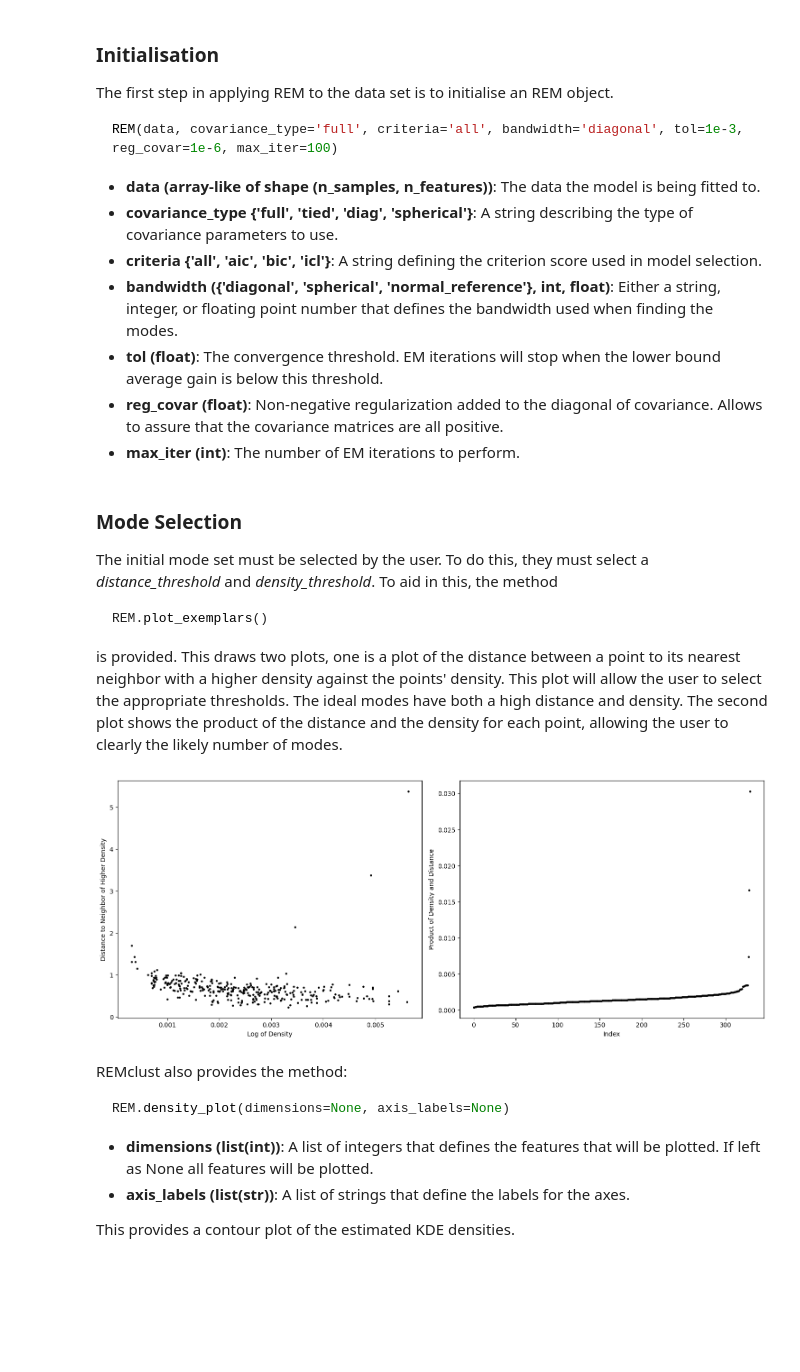
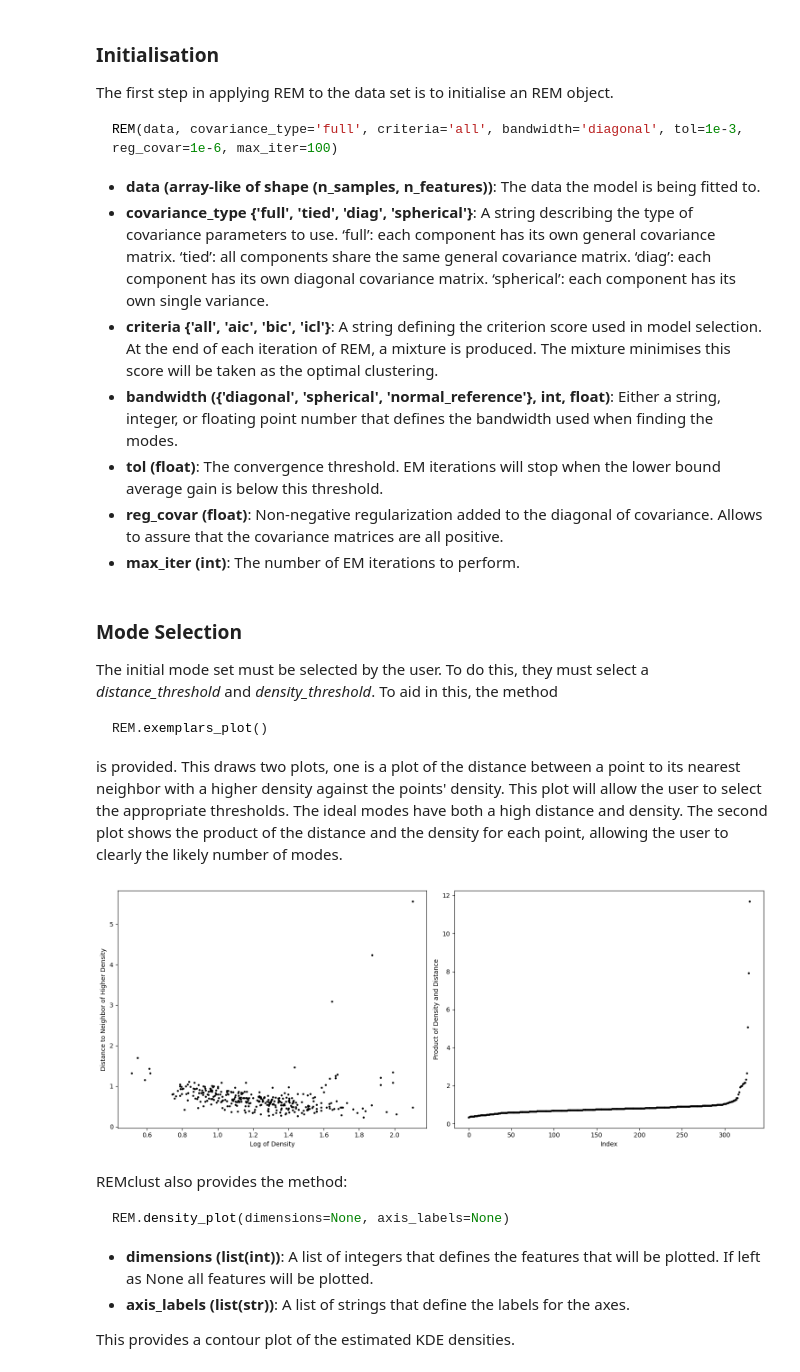
Before and after one commit to tobinjo96/REMclust, a Jupyter notebook: REMclust_vignette.ipynb, the cells around one changed output. Cells and saved outputs as stored; diff of their text form; code cells hidden in the pictures; blank space fills up the shorter version.

````diff
--- a/REMclust_vignette.ipynb
+++ b/REMclust_vignette.ipynb
@@ -52,26 +54,27 @@ The first step in applying REM to the data set is to initialise an REM object.
 REM(data, covariance_type='full', criteria='all', bandwidth='diagonal', tol=1e-3, reg_covar=1e-6, max_iter=100)
 ```
 - **data (array-like of shape (n_samples, n_features))**: The data the model is being fitted to.
-- **covariance_type {'full', 'tied', 'diag', 'spherical'}**: A string describing the type of covariance parameters to use.
-- **criteria {'all', 'aic', 'bic', 'icl'}**: A string defining the criterion score used in model selection.
+- **covariance_type {'full', 'tied', 'diag', 'spherical'}**: A string describing the type of covariance parameters to use. ‘full’: each component has its own general covariance matrix. ‘tied’: all components share the same general covariance matrix. ‘diag’: each component has its own diagonal covariance matrix. ‘spherical’: each component has its own single variance.
+- **criteria {'all', 'aic', 'bic', 'icl'}**: A string defining the criterion score used in model selection. At the end of each iteration of REM, a mixture is produced. The mixture minimises this score will be taken as the optimal clustering.
 - **bandwidth ({'diagonal', 'spherical', 'normal_reference'}, int, float)**: Either a string, integer, or floating point number that defines the bandwidth used when finding the modes.
 - **tol (float)**: The convergence threshold. EM iterations will stop when the lower bound average gain is below this threshold.
 - **reg_covar (float)**: Non-negative regularization added to the diagonal of covariance. Allows to assure that the covariance matrices are all positive.
 - **max_iter (int)**: The number of EM iterations to perform.
 # %%
-cluster = REM.REM(data=x, covariance_type="full", criteria="icl",bandwidth='normal_reference', tol=1e-4)
+bndwk = int(np.floor(np.min((30, np.log(n_samples)))))
+cluster = REM.REM(data=x, covariance_type="full", criteria="icl",bandwidth=bndwk, tol=1e-4)
 # %% [markdown]
 ### Mode Selection
 
 The initial mode set must be selected by the user. To do this, they must select a *distance_threshold* and *density_threshold*. To aid in this, the method
 ```python
-REM.plot_exemplars()
+REM.exemplars_plot()
 ```
 is provided. This draws two plots, one is a plot of the distance between a point to its nearest neighbor with a higher density against the points' density. This plot will allow the user to select the appropriate thresholds. The ideal modes have both a high distance and density. The second plot shows the product of the distance and the density for each point, allowing the user to clearly the likely number of modes.
 # %%
-cluster.plot_exemplars()
+cluster.exemplars_plot()
 # %% [output]
-[figure, old version]
+[figure, new version]
 # %% [markdown]
 REMclust also provides the method:
 ```python
````
Also changed, not shown: parts of 10 cells of this notebook, 3 other files.
